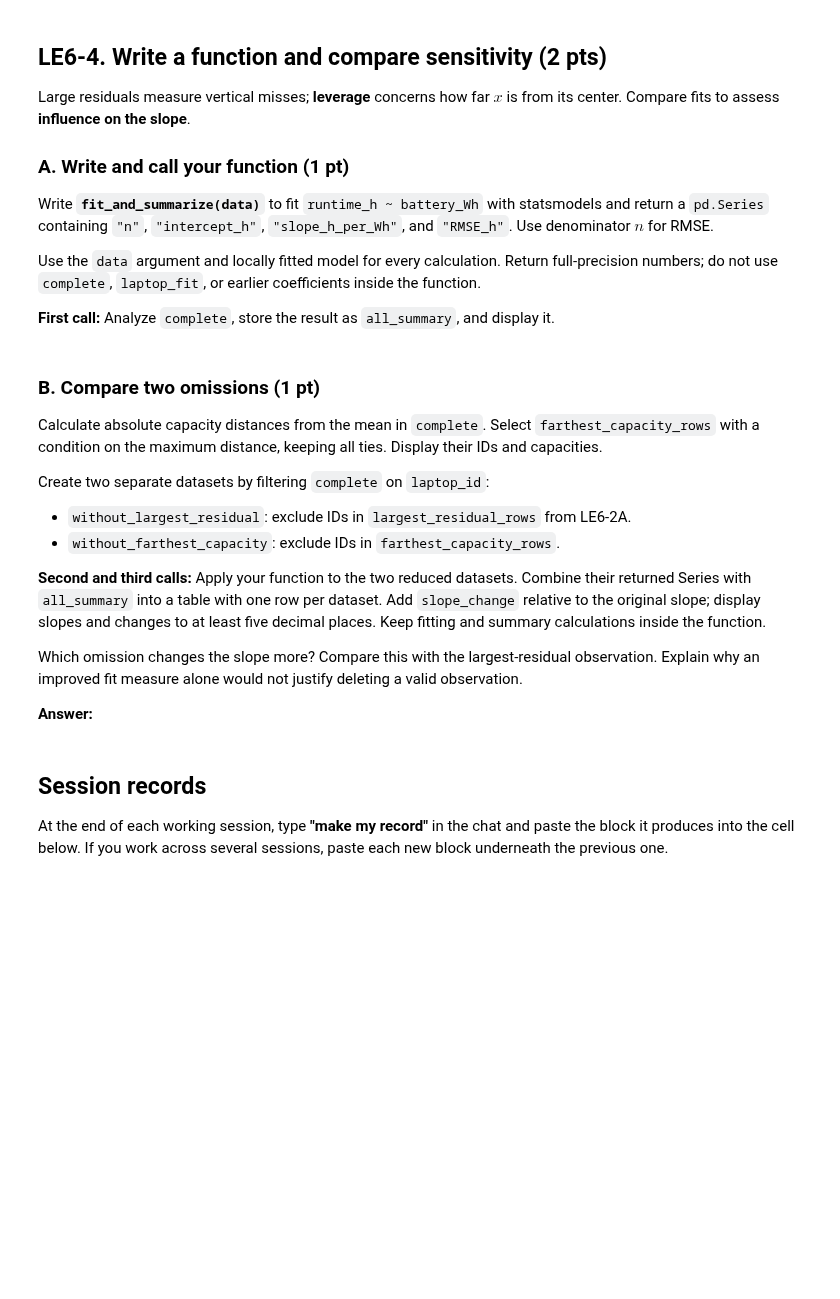
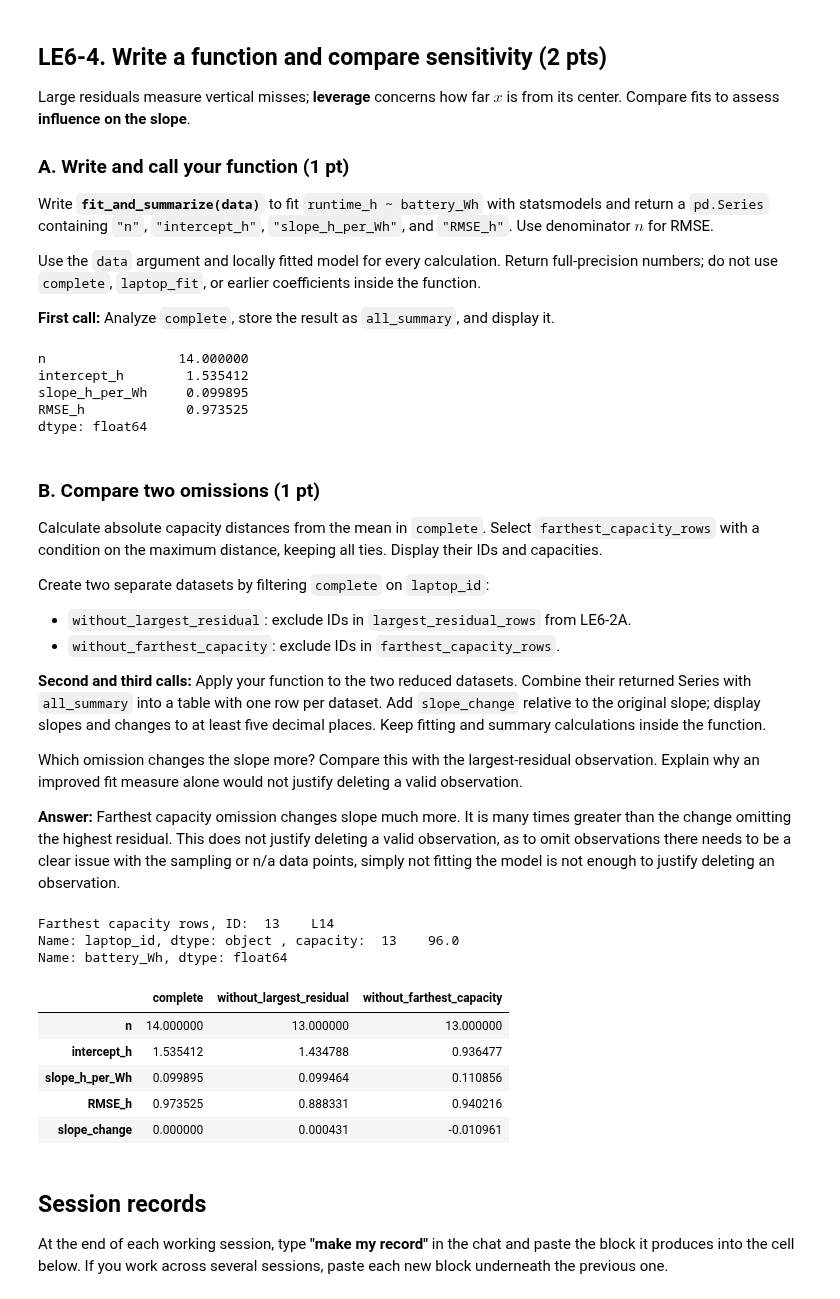
Before and after one commit to DanElkoni/26f-engr1451-2451, a Jupyter notebook: 1-assignments/LE06/LE06.ipynb, the cells around one changed output. Drawn from its saved outputs; the diff is of its cells as text; code cells hidden in the pictures; blank space fills up the shorter version.

```diff
--- a/1-assignments/LE06/LE06.ipynb
+++ b/1-assignments/LE06/LE06.ipynb
@@ -127,3 +205,10 @@ Display MSE in h$^2$ and RMSE in h, and interpret RMSE in one sentence. Keep `n`
 # %%
 # Calculate n, sse, mse, and rmse from laptop_results.
+n = len(laptop_results["fitted"])
+sse = (laptop_results["residual"]**2).sum()
+mse = sse/n
+rmse = np.sqrt(mse)
+
 # Display MSE and RMSE with units.
+print(f"MSE: {mse:.4f}h^2")
+print(f"RMSE: {rmse:.4f}h")
@@ -264,10 +374,23 @@ Use the `data` argument and locally fitted model for every calculation. Return f
 def fit_and_summarize(data):
     """Return n, intercept, slope, and RMSE for the supplied observations."""
     # Write your function body here.
-    pass
+    fit = smf.ols("runtime_h ~ battery_Wh", data=data).fit()
+    n = len(data["runtime_h"])
+    intercept_h = fit.params["Intercept"]
+    slope_h_per_Wh = fit.params["battery_Wh"]
+    rmse_h = np.sqrt((fit.resid**2).sum()/n)
+    return pd.Series({"n": n, "intercept_h": intercept_h, "slope_h_per_Wh": slope_h_per_Wh , "RMSE_h": rmse_h})
 
 
 # First call: analyze complete and display all_summary.
+all_summary = fit_and_summarize(complete)
+all_summary.head()
+# %% [output]
+n                 14.000000
+intercept_h        1.535412
+slope_h_per_Wh     0.099895
+RMSE_h             0.973525
+dtype: float64
 # %% [markdown]
 ### B. Compare two omissions (1 pt)
 
@@ -282,13 +405,42 @@ Create two separate datasets by filtering `complete` on `laptop_id`:
 
 Which omission changes the slope more? Compare this with the largest-residual observation. Explain why an improved fit measure alone would not justify deleting a valid observation.
 
-**Answer:**
+**Answer:** Farthest capacity omission changes slope much more. It is many times greater than the change omitting the highest residual. This does not justify deleting a valid observation, as to omit observations there needs to be a clear issue with the sampling or n/a data points, simply not fitting the model is not enough to justify deleting an observation.
 # %%
 # Select and display farthest_capacity_rows.
+capacity_dist = (complete[xcol] - complete[xcol].mean()).abs()
+farthest_capacity_rows = complete.loc[capacity_dist.abs() == capacity_dist.abs().max()]
+print("Farthest capacity rows, ID: ", farthest_capacity_rows["laptop_id"], ", capacity: ", farthest_capacity_rows["battery_Wh"])
 # Filter complete to create both reduced datasets.
+without_largest_residual = complete.loc[~complete["laptop_id"].isin(largest_residual_rows["laptop_id"])]
+without_farthest_capacity = complete.loc[~complete["laptop_id"].isin(farthest_capacity_rows["laptop_id"])]
 
 # Call fit_and_summarize() for each reduced dataset.
+without_large_resid_summ = fit_and_summarize(without_largest_residual)
+without_farthest_cap_summ = fit_and_summarize(without_farthest_capacity)
+
 # Combine the three returned Series and add slope_change.
+all_summary["slope_change"] = 0
+without_large_resid_summ["slope_change"] = all_summary["slope_h_per_Wh"] - without_large_resid_summ["slope_h_per_Wh"]
+without_farthest_cap_summ["slope_change"] = all_summary["slope_h_per_Wh"] - without_farthest_cap_summ["slope_h_per_Wh"]
+
+total_summary = pd.DataFrame({
+    "complete": all_summary,
+    "without_largest_residual": without_large_resid_summ ,
+    "without_farthest_capacity": without_farthest_cap_summ,
+})
+
+total_summary.head()
+# %% [output]
+Farthest capacity rows, ID:  13    L14
+Name: laptop_id, dtype: object , capacity:  13    96.0
+Name: battery_Wh, dtype: float64
+|  | complete | without_largest_residual | without_farthest_capacity |
+| n | 14.000000 | 13.000000 | 13.000000 |
+| intercept_h | 1.535412 | 1.434788 | 0.936477 |
+| slope_h_per_Wh | 0.099895 | 0.099464 | 0.110856 |
+| RMSE_h | 0.973525 | 0.888331 | 0.940216 |
+| slope_change | 0.000000 | 0.000431 | -0.010961 |
 # %% [markdown]
 ## Session records
 
```
Also changed, not shown: parts of 17 cells of this notebook, 1 other file.
